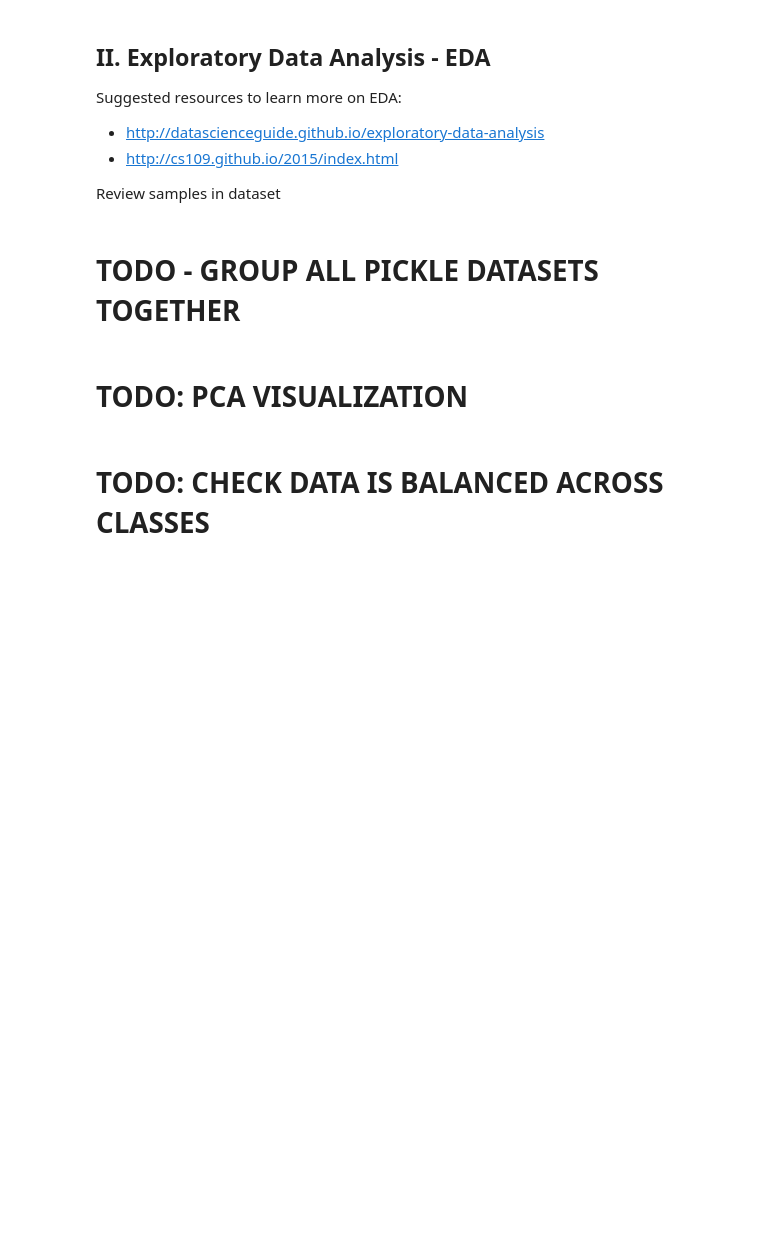
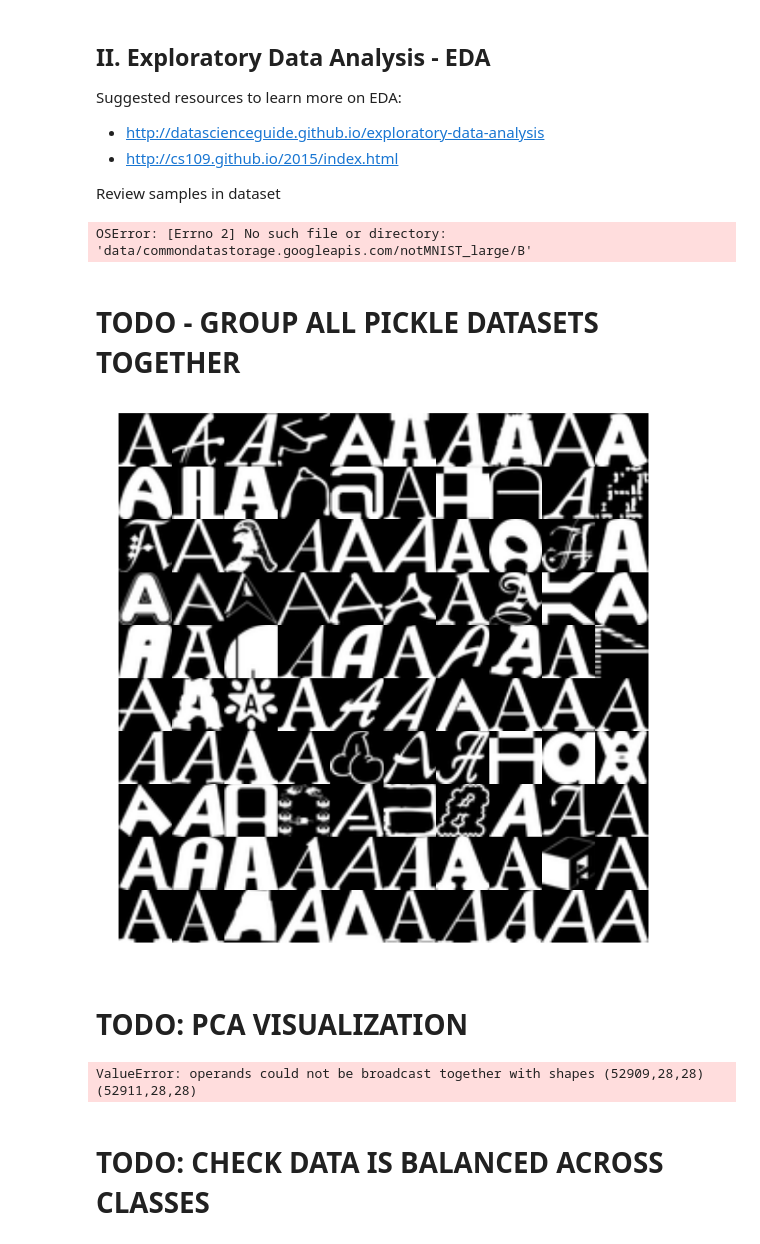
Before and after one commit to aihubco/tensorflow-core-01, a Jupyter notebook: tensorflow/tensorflow-core.ipynb, the cells around one changed output. Cells and saved outputs as stored; diff of their text form; code cells hidden in the pictures; blank space fills up the shorter version.

Commit message:
tensorflow setup guides, fixes in tensorflow core workshop, tensorflow mnist workshop

```diff
--- a/tensorflow/tensorflow-core.ipynb
+++ b/tensorflow/tensorflow-core.ipynb
@@ -31,6 +26,8 @@ from six.moves import cPickle as pickle
 # Config the matlotlib backend as plotting inline in IPython
 %matplotlib inline
 from PIL import Image
+
+DATA_ROOT = 'data/commondatastorage.googleapis.com'
 # %% [markdown]
 ## I. Data
 # %% [markdown]
@@ -43,8 +40,6 @@ Dataset credits:
 
 ### (!) You have 2 options long and quick.
 Long option is only about 3D array construction. If you are already know how to do it - feel free to take Quick Option
-# %%
-DATA_ROOT = '../data/commondatastorage.googleapis.com'
 # %% [markdown]
 ### Get Data: Long Option
 Raw dataset comes as folders with png images, each folder contains images for a given letter. Download raw data and pickle it together as 3D archive.
@@ -167,6 +182,8 @@ def collage(letter, x, y):
     return files[0:x*y]
 # %%
 files = collage('B',10,10)
+# %% [output]
+OSError: [Errno 2] No such file or directory: 'data/commondatastorage.googleapis.com/notMNIST_large/B'
 # %% [markdown]
 # TODO - GROUP ALL PICKLE DATASETS TOGETHER
 # %%
@@ -181,33 +198,37 @@ with open('{}/notMNIST_large/B.pickle'.format(DATA_ROOT)) as f:
     dataset_b = pickle.load(f)
 # %%
 def collage_pickle(letter, x, y):
-    indeces = range(0,min(1000, len(dataset)))
+    indeces = range(0,min(1000, len(dataset_a)))
     shuffle(indeces)
     plt.rcParams['figure.figsize'] = (10.0, 10.0)
     plt.subplots_adjust(wspace=0, hspace=0)
     for idx, index in enumerate(indeces[:x*y]):
         plt.subplot(x, y, idx+1)
-        plt.imshow(dataset[index] * pixel_depth + pixel_depth / 2,cmap='gray',vmin=0,vmax=255)
+        plt.imshow(dataset_a[index] * pixel_depth + pixel_depth / 2,cmap='gray',vmin=0,vmax=255)
         plt.axis('off')
 
 collage_pickle('A',10,10)
+# %% [output]
+[figure, added]
 # %%
 dataset = np.concatenate((dataset_a, dataset_b), axis=0)
 dataset_y = np.concatenate((np.full([len(dataset_a)], 0, dtype=np.int), np.full([len(dataset_b)], 1, dtype=np.int)), axis=0)
 # %% [markdown]
 # TODO: PCA VISUALIZATION
 # %%
-from sklearn.decomposition import RandomizedPCA
-dataset = dataset_a + dataset_b
-flat_dataset = dataset.reshape((len(dataset),28*28))
-pca = RandomizedPCA(n_components=2)
-X = pca.fit_transform(flat_dataset_a)
+# from sklearn.decomposition import RandomizedPCA
+# dataset = dataset_a + dataset_b
+# flat_dataset = dataset.reshape((len(dataset),28*28))
+# pca = RandomizedPCA(n_components=2)
+# X = pca.fit_transform(flat_dataset_a)
 
 
 # for x, y in ...:
 #     pl.scatter(x, y, c=color, label=label)
 # pl.legend()
 # pl.show()
+# %% [output]
+ValueError: operands could not be broadcast together with shapes (52909,28,28) (52911,28,28)
 # %% [markdown]
 # TODO: CHECK DATA IS BALANCED ACROSS CLASSES
 # %%
```
Also changed, not shown: parts of 2 cells of this notebook, 8 other files.
